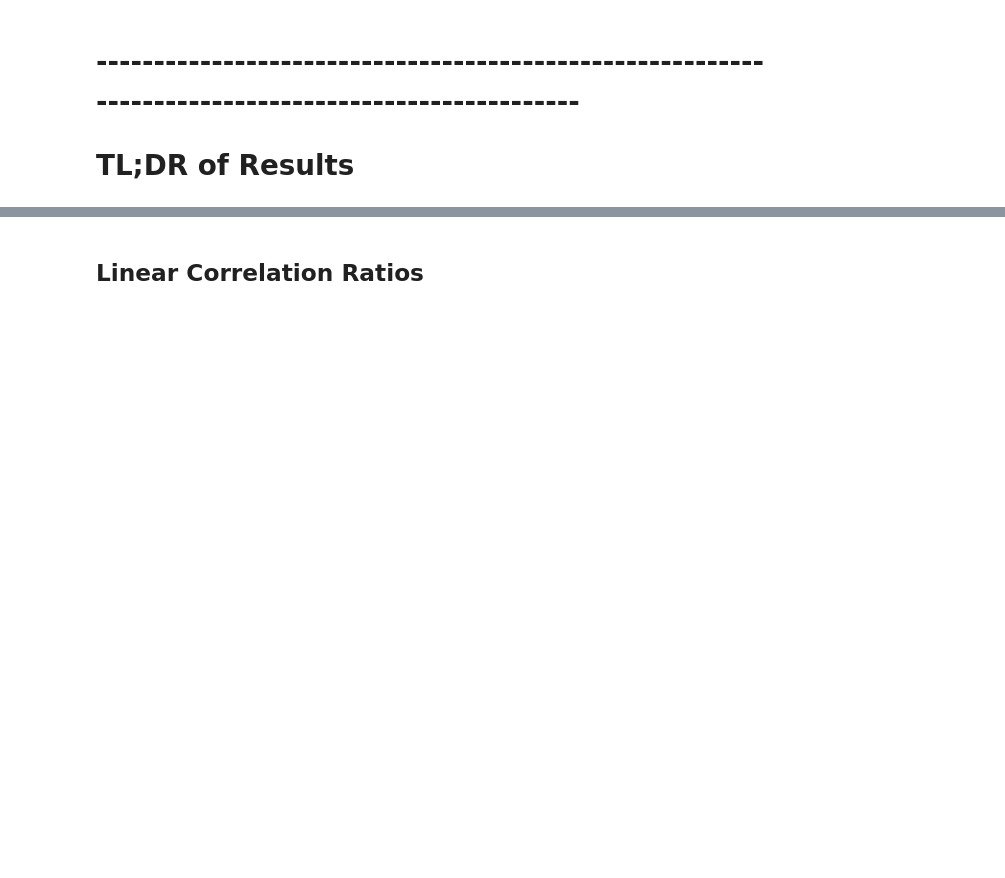
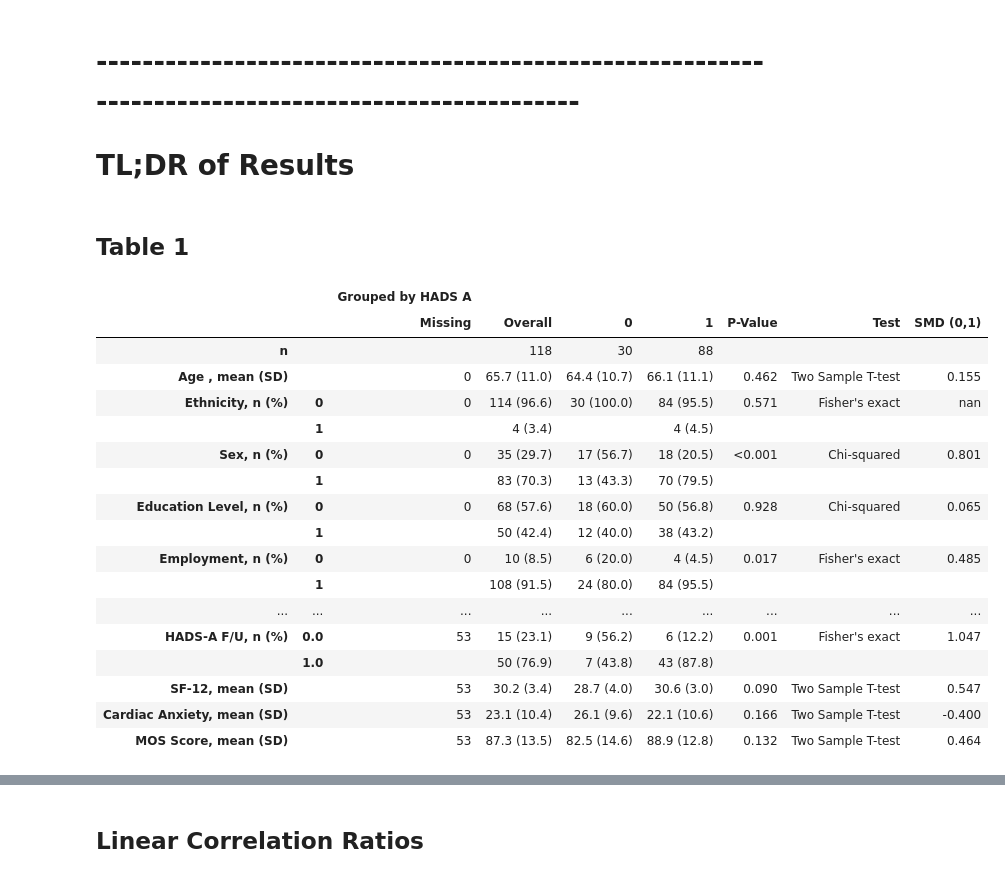
Before and after one commit to ricky-hu/wamida, a Jupyter notebook: stats.ipynb, the cells around one changed output, grey strips where cells are left out. Drawn from its saved outputs; the diff is of its cells as text; code cells hidden in the pictures; blank space fills up the shorter version.

```diff
--- a/stats.ipynb
+++ b/stats.ipynb
@@ -50,3 +66,12 @@ data_cat = data.drop(columns = cols_num)
+# %%
+#defining columns to include
+columns = list(data)
+categorical = list(data_cat)
+# %%
+table1hadsD = TableOne(data, columns=columns, categorical=categorical, pval = True, groupby ='HADS D', smd=True,
+                  htest_name=True)
+table1hadsA = TableOne(data, columns=columns, categorical=categorical, pval = True, groupby ='HADS A', smd=True,
+                  htest_name=True)
 # %% [markdown]
 # Exploratory Data Analysis
 
@@ -628,3 +637,26 @@ plt.show()
 # %% [markdown]
 # ----------------------------------------------------------------------------------------------------
 # TL;DR of Results
+# %% [markdown]
+## Table 1
+# %%
+table1hadsA
+# %% [output]
+|  |  | Grouped by HADS A |  |  |  |  |  |  |
+|  |  | Missing | Overall | 0 | 1 | P-Value | Test | SMD (0,1) |
+| n |  |  | 118 | 30 | 88 |  |  |  |
+| Age , mean (SD) |  | 0 | 65.7 (11.0) | 64.4 (10.7) | 66.1 (11.1) | 0.462 | Two Sample T-test | 0.155 |
+| Ethnicity, n (%) | 0 | 0 | 114 (96.6) | 30 (100.0) | 84 (95.5) | 0.571 | Fisher's exact | nan |
+|  | 1 |  | 4 (3.4) |  | 4 (4.5) |  |  |  |
+| Sex, n (%) | 0 | 0 | 35 (29.7) | 17 (56.7) | 18 (20.5) | <0.001 | Chi-squared | 0.801 |
+|  | 1 |  | 83 (70.3) | 13 (43.3) | 70 (79.5) |  |  |  |
+| Education Level, n (%) | 0 | 0 | 68 (57.6) | 18 (60.0) | 50 (56.8) | 0.928 | Chi-squared | 0.065 |
+|  | 1 |  | 50 (42.4) | 12 (40.0) | 38 (43.2) |  |  |  |
+| Employment, n (%) | 0 | 0 | 10 (8.5) | 6 (20.0) | 4 (4.5) | 0.017 | Fisher's exact | 0.485 |
+|  | 1 |  | 108 (91.5) | 24 (80.0) | 84 (95.5) |  |  |  |
+| ... | ... | ... | ... | ... | ... | ... | ... | ... |
+| HADS-A F/U, n (%) | 0.0 | 53 | 15 (23.1) | 9 (56.2) | 6 (12.2) | 0.001 | Fisher's exact | 1.047 |
+|  | 1.0 |  | 50 (76.9) | 7 (43.8) | 43 (87.8) |  |  |  |
+| SF-12, mean (SD) |  | 53 | 30.2 (3.4) | 28.7 (4.0) | 30.6 (3.0) | 0.090 | Two Sample T-test | 0.547 |
+| Cardiac Anxiety, mean (SD) |  | 53 | 23.1 (10.4) | 26.1 (9.6) | 22.1 (10.6) | 0.166 | Two Sample T-test | -0.400 |
+| MOS Score, mean (SD) |  | 53 | 87.3 (13.5) | 82.5 (14.6) | 88.9 (12.8) | 0.132 | Two Sample T-test | 0.464 |
```
Also changed, not shown: parts of 15 cells of this notebook.
